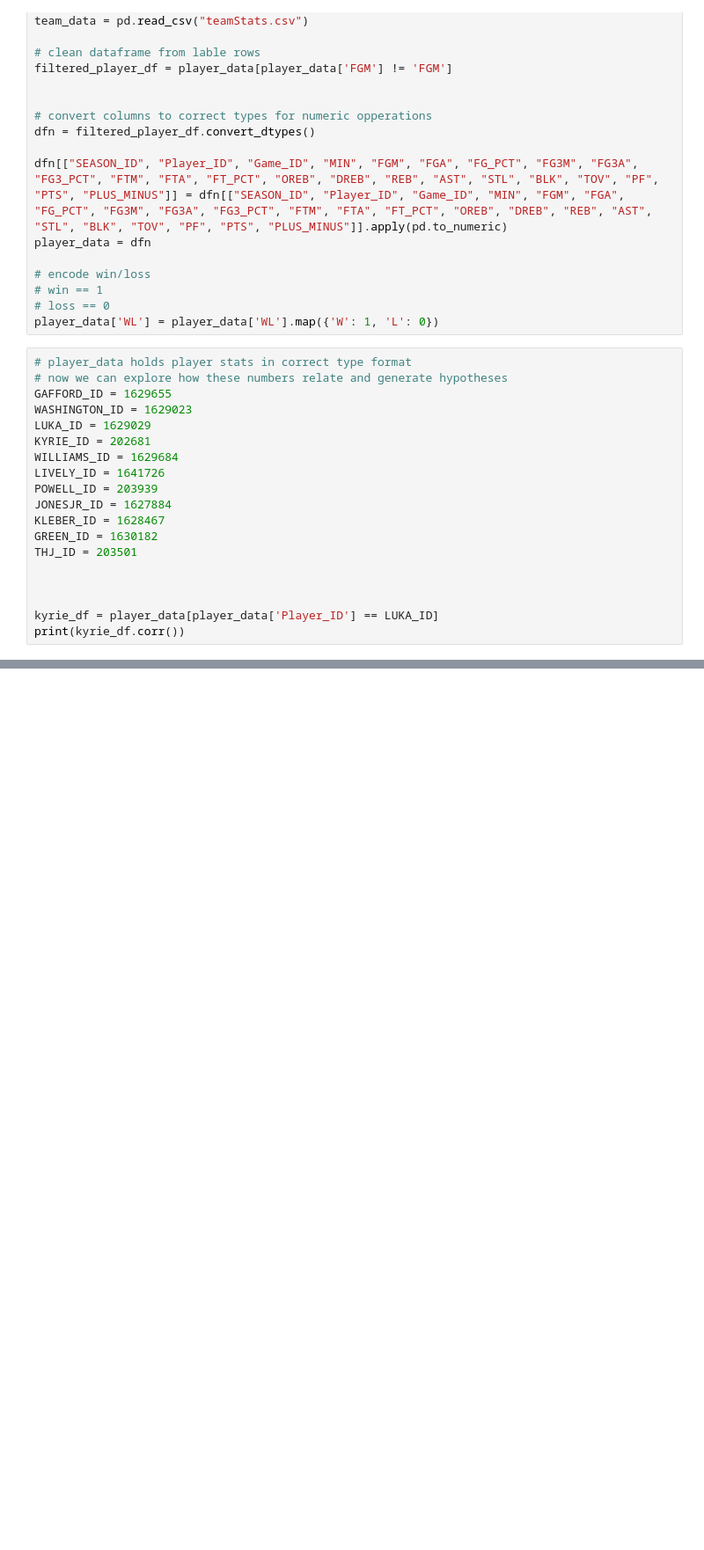
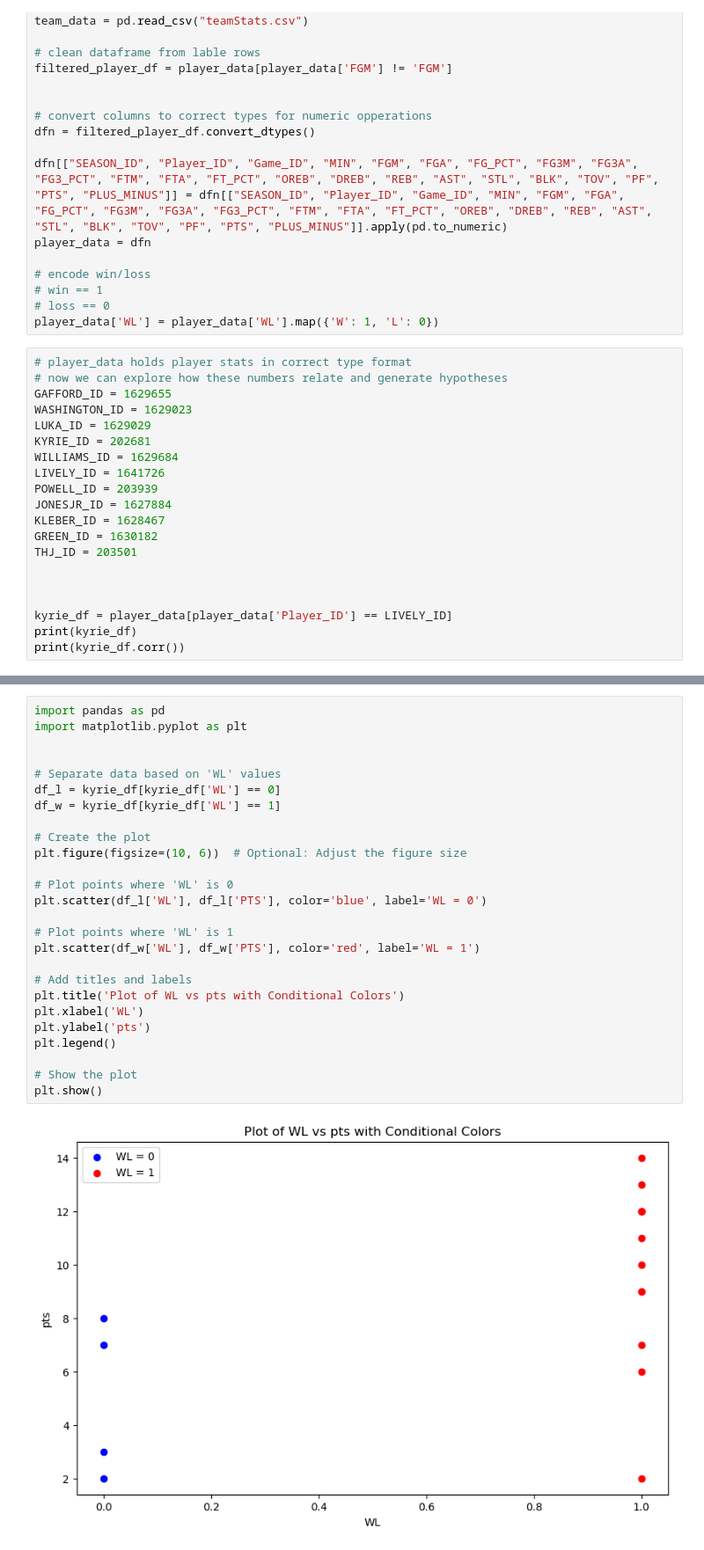
Before and after one commit to markbaca42/2024_NBA_playoffs, a Jupyter notebook: exploreStats.ipynb, the cells around one changed output, grey strips where cells are left out. Shown: that part at 88% size. Drawn from its saved outputs; the diff is of its cells as text; blank space fills up the shorter version.

```diff
--- a/exploreStats.ipynb
+++ b/exploreStats.ipynb
@@ -36,6 +36,7 @@ THJ_ID = 203501
 
 
 
-kyrie_df = player_data[player_data['Player_ID'] == LUKA_ID]
+kyrie_df = player_data[player_data['Player_ID'] == LIVELY_ID]
+print(kyrie_df)
 print(kyrie_df.corr())
 # %% [output]
@@ -57,5 +58,33 @@ PLUS_MINUS  0.506935    1.000000
 
 [25 rows x 25 columns]
+# %%
+import pandas as pd
+import matplotlib.pyplot as plt
+
+
+# Separate data based on 'WL' values
+df_l = kyrie_df[kyrie_df['WL'] == 0]
+df_w = kyrie_df[kyrie_df['WL'] == 1]
+
+# Create the plot
+plt.figure(figsize=(10, 6))  # Optional: Adjust the figure size
+
+# Plot points where 'WL' is 0
+plt.scatter(df_l['WL'], df_l['PTS'], color='blue', label='WL = 0')
+
+# Plot points where 'WL' is 1
+plt.scatter(df_w['WL'], df_w['PTS'], color='red', label='WL = 1')
+
+# Add titles and labels
+plt.title('Plot of WL vs pts with Conditional Colors')
+plt.xlabel('WL')
+plt.ylabel('pts')
+plt.legend()
+
+# Show the plot
+plt.show()
+# %% [output]
+[figure, added]
 # %%
 # Lets see if we can build a logistic Regression classifier
 # to predict if a team wins based on several team statistcs
```
Also changed, not shown: parts of 1 cell of this notebook, 3 other files.
